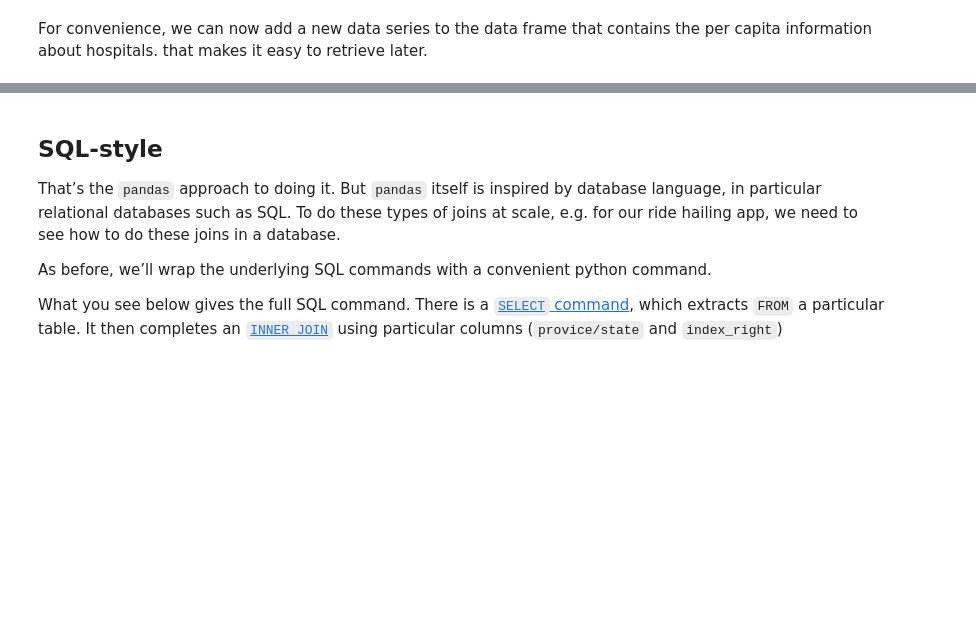
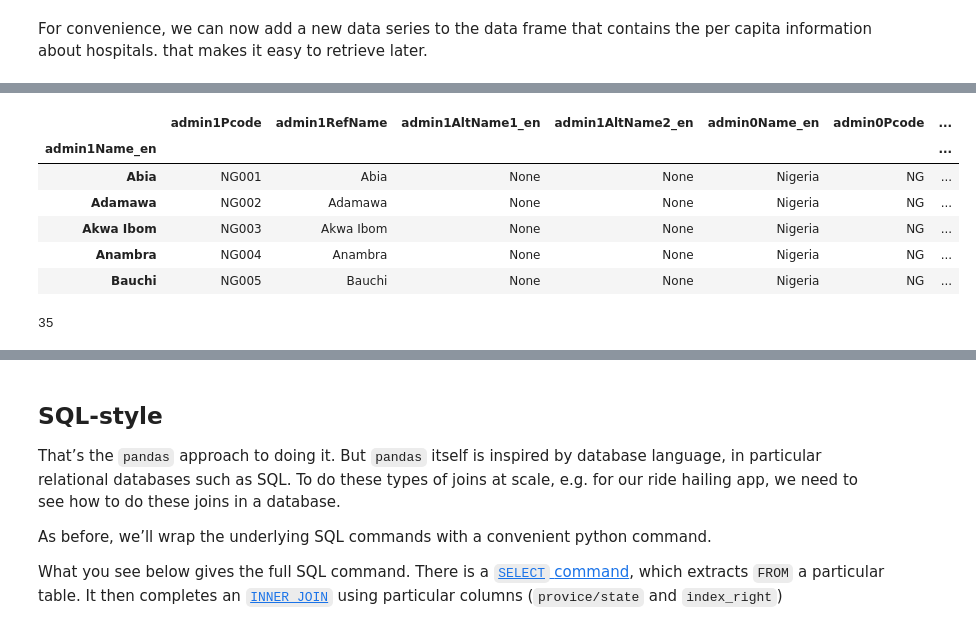
Before and after one commit to bkotryna/schmidt_team4, a Jupyter notebook: ML_lawrence_notebook/elaborate_on_ML_notebook.ipynb, the cells around one changed output, grey strips where cells are left out. Cells and saved outputs as stored; diff of their text form; code cells hidden in the pictures; blank space fills up the shorter version.

```diff
--- a/ML_lawrence_notebook/elaborate_on_ML_notebook.ipynb
+++ b/ML_lawrence_notebook/elaborate_on_ML_notebook.ipynb
@@ -1186,0 +1333,17 @@ pop_joined['hosp_per_capita_10k'] = (pop_joined['hosp_state'] * 10000 )/ pop_joi
+# %%
+pop_joined.head()
+# %% [output]
+|  | admin1Pcode | admin1RefName | admin1AltName1_en | admin1AltName2_en | admin0Name_en | admin0Pcode | ... |
+| admin1Name_en |  |  |  |  |  |  | ... |
+| Abia | NG001 | Abia | None | None | Nigeria | NG | ... |
+| Adamawa | NG002 | Adamawa | None | None | Nigeria | NG | ... |
+| Akwa Ibom | NG003 | Akwa Ibom | None | None | Nigeria | NG | ... |
+| Anambra | NG004 | Anambra | None | None | Nigeria | NG | ... |
+| Bauchi | NG005 | Bauchi | None | None | Nigeria | NG | ... |
+# %%
+test_df.index.names = ['admin1Name_en']
+
+test_df.index
+len(test_df)
+# %% [output]
+35
```
Also changed, not shown: parts of 16 cells of this notebook, 3 other files.
